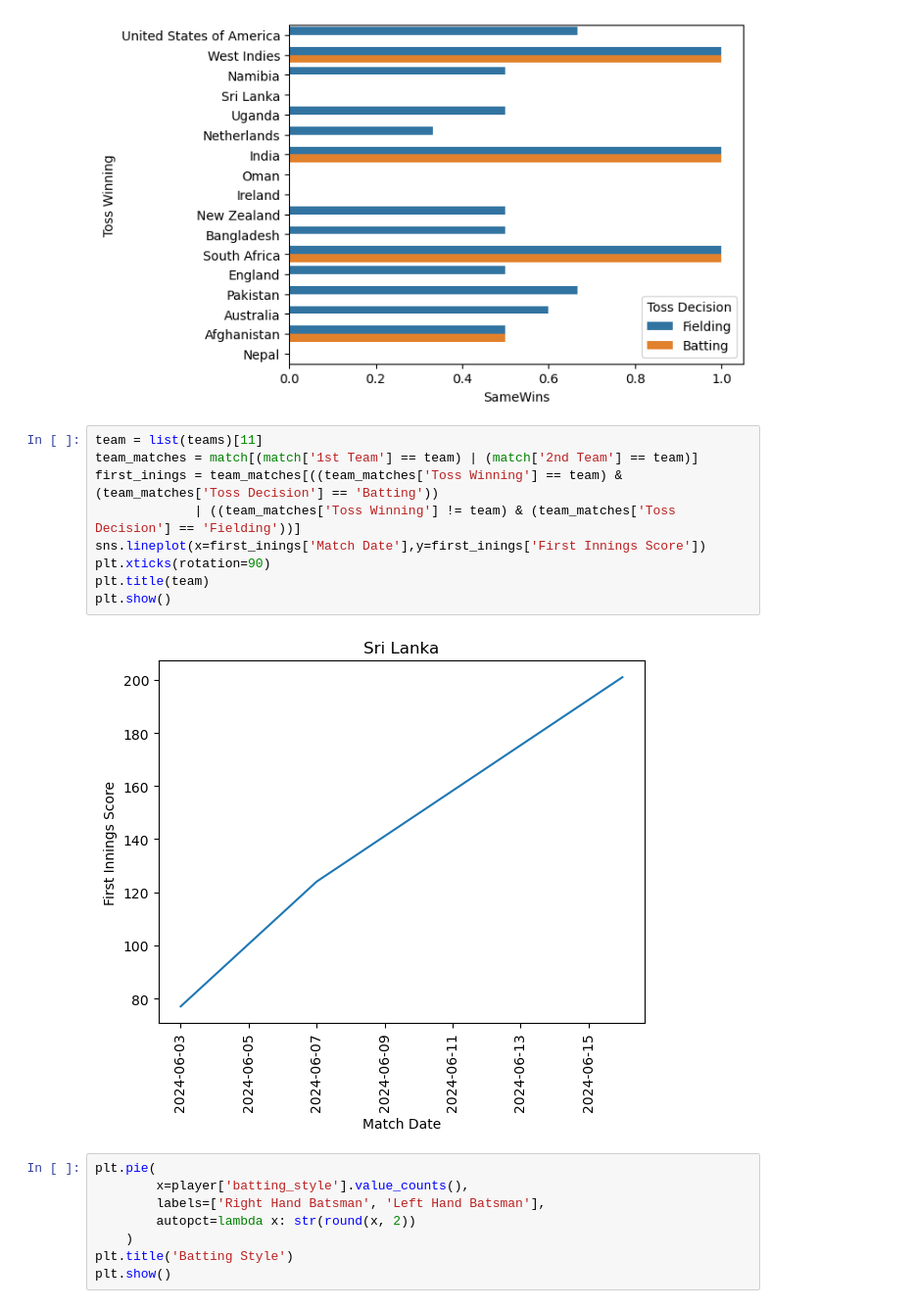
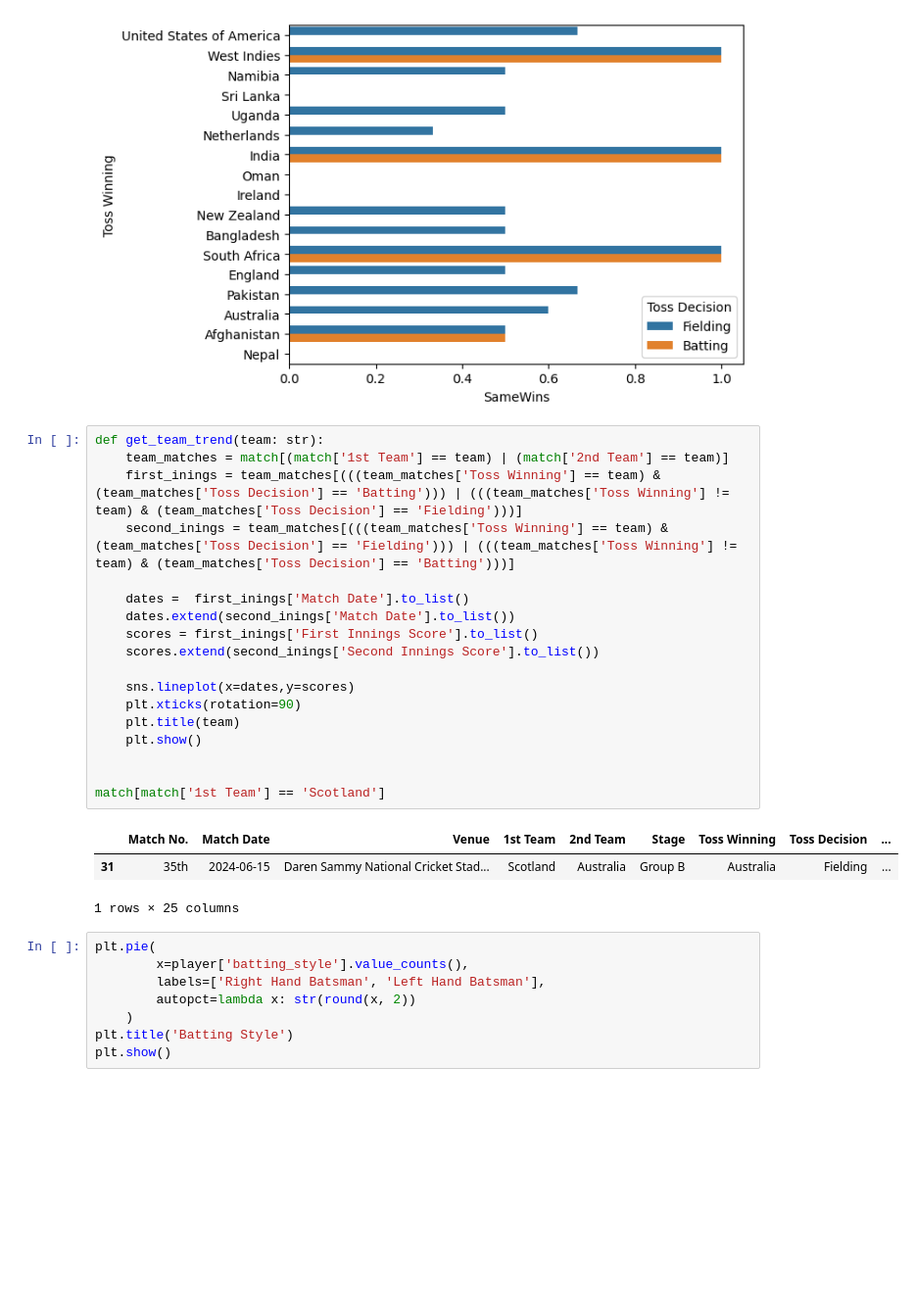
Before and after one commit to bheemisme/icc-t20-world-cup-dashboard, a Jupyter notebook: index.ipynb, the cells around one changed output. Shown at 98% size. Saved outputs shown, nothing was run; the diff lists cells and outputs as text; blank space fills up the shorter version.

Commit message:
added team trend

```diff
--- a/index.ipynb
+++ b/index.ipynb
@@ -298,16 +298,27 @@ plt.show()
 # %% [output]
 [figure]
 # %%
-team = list(teams)[11]
-team_matches = match[(match['1st Team'] == team) | (match['2nd Team'] == team)]
-first_inings = team_matches[((team_matches['Toss Winning'] == team) & (team_matches['Toss Decision'] == 'Batting'))
-             | ((team_matches['Toss Winning'] != team) & (team_matches['Toss Decision'] == 'Fielding'))]
-sns.lineplot(x=first_inings['Match Date'],y=first_inings['First Innings Score'])
-plt.xticks(rotation=90)
-plt.title(team)
-plt.show()
+def get_team_trend(team: str):
+    team_matches = match[(match['1st Team'] == team) | (match['2nd Team'] == team)]
+    first_inings = team_matches[(((team_matches['Toss Winning'] == team) & (team_matches['Toss Decision'] == 'Batting'))) | (((team_matches['Toss Winning'] != team) & (team_matches['Toss Decision'] == 'Fielding')))]
+    second_inings = team_matches[(((team_matches['Toss Winning'] == team) & (team_matches['Toss Decision'] == 'Fielding'))) | (((team_matches['Toss Winning'] != team) & (team_matches['Toss Decision'] == 'Batting')))]
+
+    dates =  first_inings['Match Date'].to_list()
+    dates.extend(second_inings['Match Date'].to_list())
+    scores = first_inings['First Innings Score'].to_list()
+    scores.extend(second_inings['Second Innings Score'].to_list())
+
+    sns.lineplot(x=dates,y=scores)
+    plt.xticks(rotation=90)
+    plt.title(team)
+    plt.show()
+
+
+match[match['1st Team'] == 'Scotland']
 # %% [output]
-[figure, removed]
+|  | Match No. | Match Date | Venue | 1st Team | 2nd Team | Stage | Toss Winning | Toss Decision | ... |
+| 31 | 35th | 2024-06-15 | Daren Sammy National Cricket Stad... | Scotland | Australia | Group B | Australia | Fielding | ... |
+1 rows × 25 columns
 # %%
 plt.pie(
         x=player['batting_style'].value_counts(),
```
Also changed, not shown: parts of 2 cells of this notebook, 2 other files.
